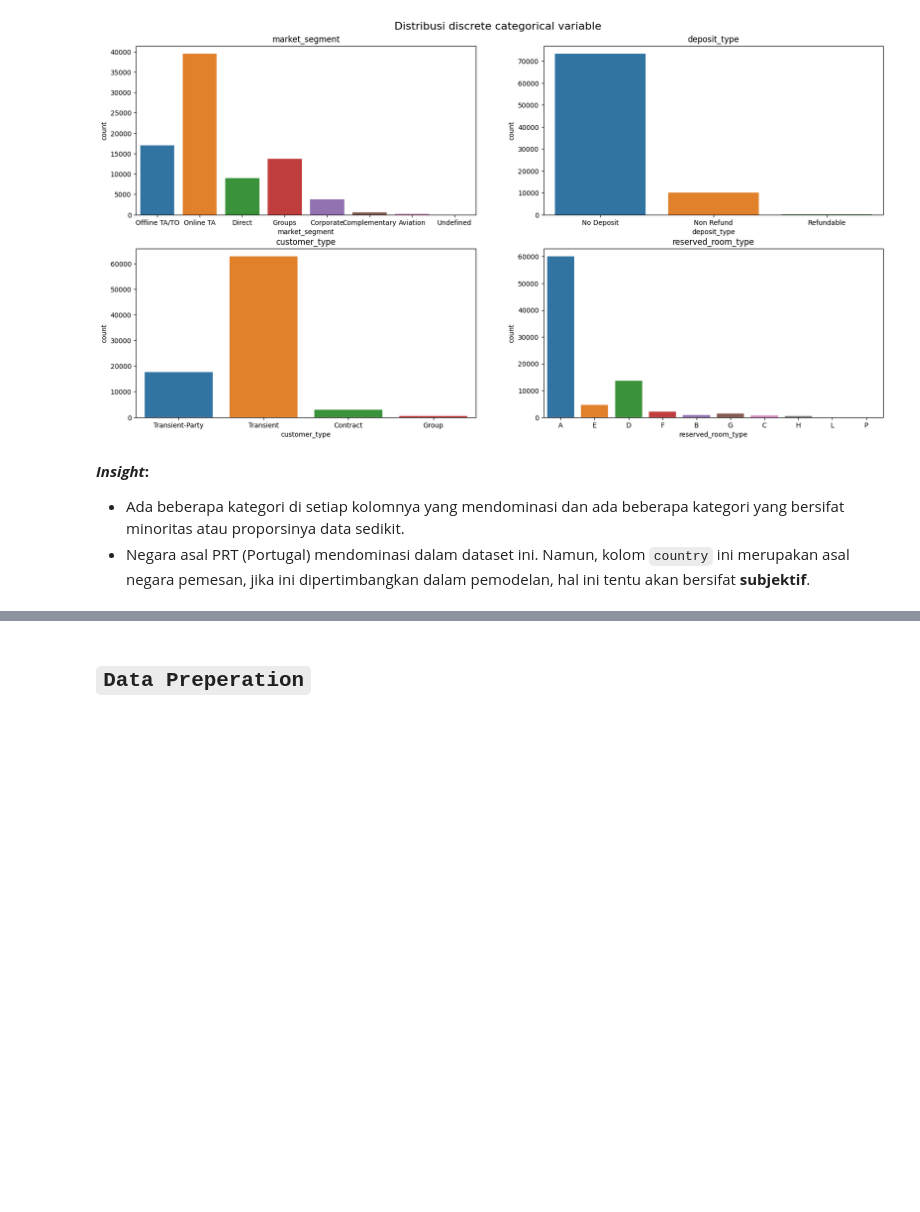
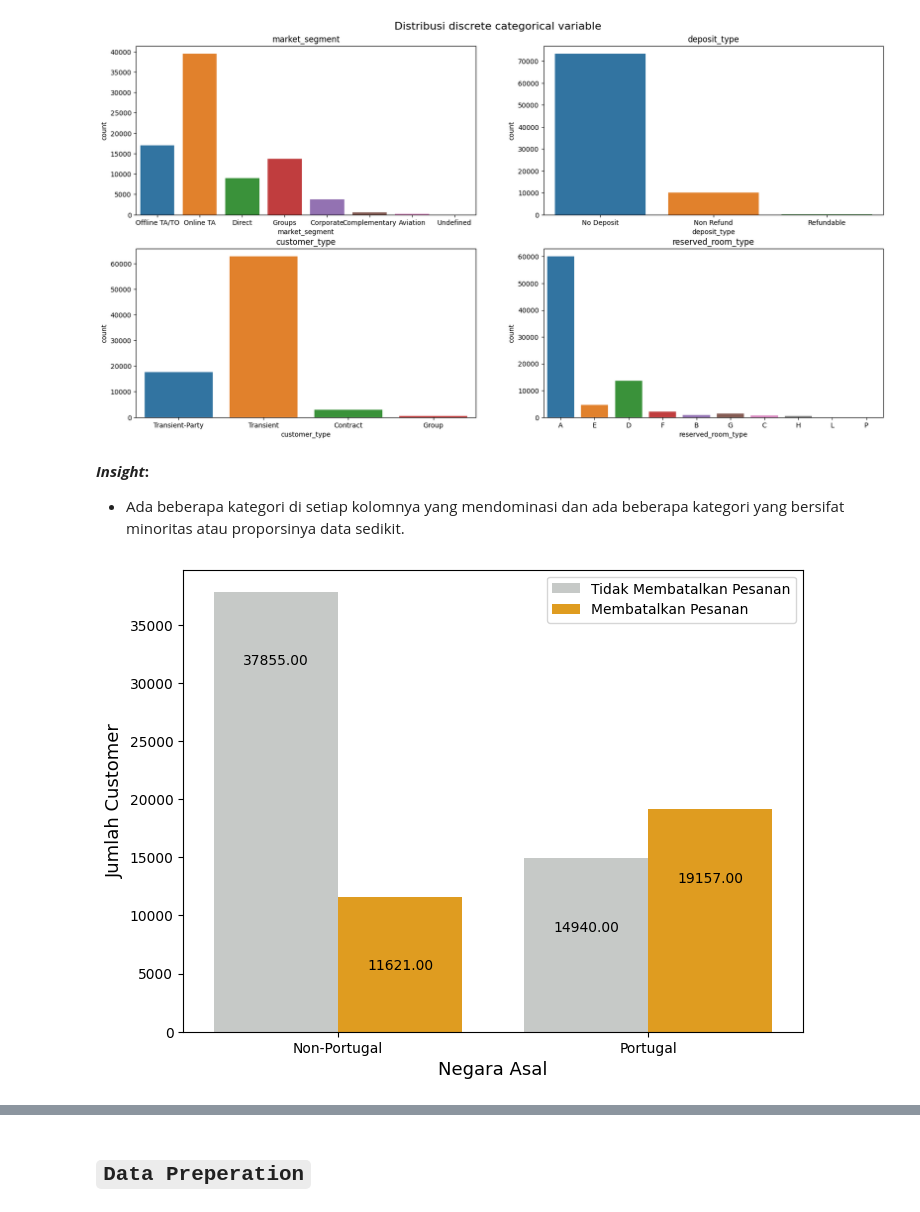
Before and after one commit to fnkhairudin/Hotel-Booking-Demand, a Jupyter notebook: notebooks/1.0-fnk-hotel-classification.ipynb, the cells around one changed output, grey strips where cells are left out. Cells and saved outputs as stored; diff of their text form; code cells hidden in the pictures; blank space fills up the shorter version.

```diff
--- a/notebooks/1.0-fnk-machine-learning.ipynb
+++ b/notebooks/1.0-fnk-hotel-classification.ipynb
@@ -216,4 +214,49 @@ fnk.countplots_custom(data, categ_kolom, rows=2, cols=2, suptitle="Distribusi di
 # %% [markdown]
 **_Insight_:**
 - Ada beberapa kategori di setiap kolomnya yang mendominasi dan ada beberapa kategori yang bersifat minoritas atau proporsinya data sedikit.
-- Negara asal PRT (Portugal) mendominasi dalam dataset ini. Namun, kolom `country` ini merupakan asal negara pemesan, jika ini dipertimbangkan dalam pemodelan, hal ini tentu akan bersifat **subjektif**.
+# %%
+def country(df):
+    if df['country'] == 'PRT':
+        return "Portugal"
+    else:
+        return "Non-Portugal"
+
+# DataFrame sementara untuk plot kolom country
+df_categ = data.copy()
+df_categ['country'] = df_categ.apply(country, axis=1)
+
+# figsize
+plt.figure(figsize=(8,6))
+
+
+
+# sns.countplot(df_categ, x='country');
+
+country_plot = sns.countplot(
+    data=df_categ,
+    x="country",
+    hue='is_canceled',
+    palette=['#C5C9C7', '#FFA500']
+)
+
+# annotation
+for bar in country_plot.patches:
+    country_plot.annotate(
+        format(bar.get_height(), '.2f'), (bar.get_x() + bar.get_width() / 2, bar.get_height() + 2),
+        ha='center',
+        va='center',
+        size=10,
+        xytext=(0, -50),
+        textcoords='offset points')
+
+# x dan y label
+plt.xlabel("Negara Asal", loc='center', size=13)
+plt.ylabel("Jumlah Customer", loc='center', size=13)
+
+# legend
+country_plot.legend(['Tidak Membatalkan Pesanan', 'Membatalkan Pesanan'], loc='upper right')
+
+# show
+plt.show()
+# %% [output]
+[figure, added]
```
Also changed, not shown: parts of 12 cells of this notebook, 1 other file.
